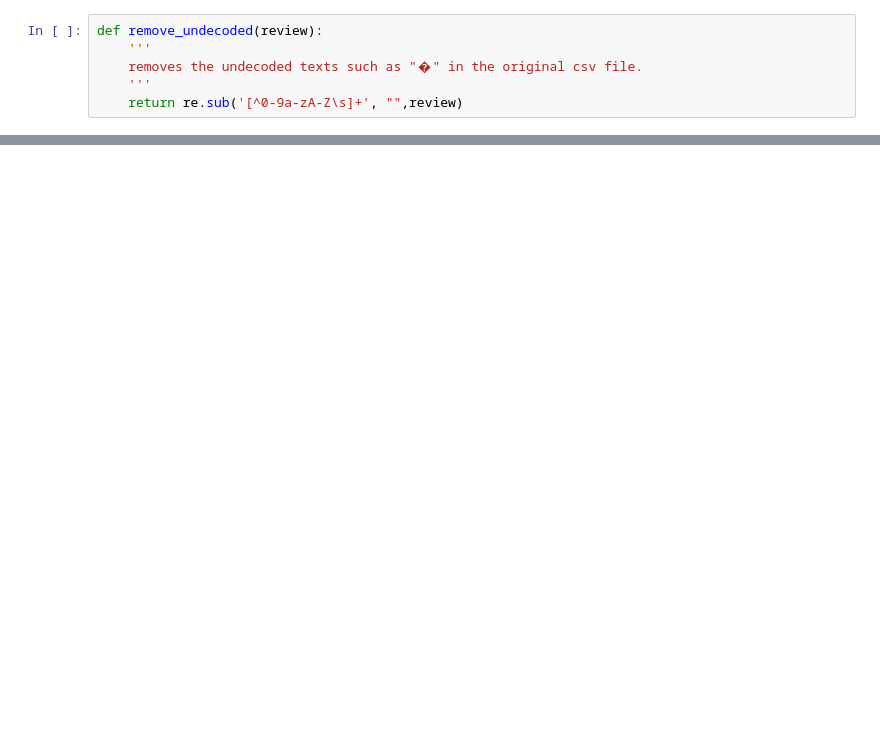
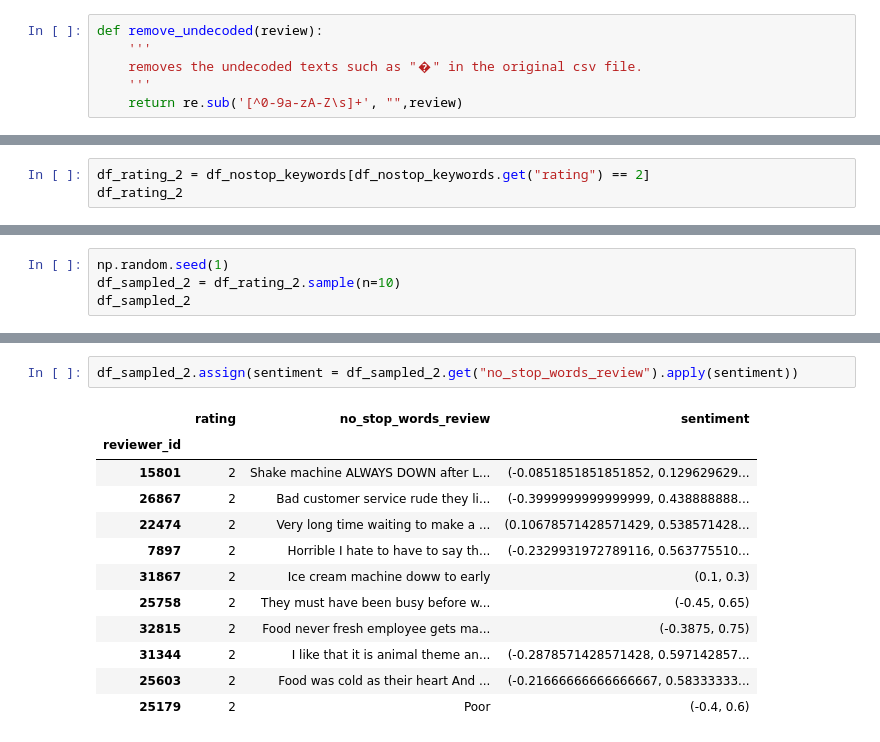
Before and after one commit to niannianwang/Applying-BERT-in-predicting-customer-review-rating-for-future-labeling, a Jupyter notebook: notebook.ipynb, the cells around one changed output, grey strips where cells are left out. Saved outputs shown, nothing was run; the diff lists cells and outputs as text; blank space fills up the shorter version.

```diff
--- a/notebook.ipynb
+++ b/notebook.ipynb
@@ -124,0 +202,3 @@ df_nostop_keywords.to_csv("review_without_stop_words", encoding = "latin-1") #Ex
+# %%
+df_rating_2 = df_nostop_keywords[df_nostop_keywords.get("rating") == 2]
+df_rating_2
@@ -124,0 +220,4 @@ df_nostop_keywords.to_csv("review_without_stop_words", encoding = "latin-1") #Ex
+# %%
+np.random.seed(1)
+df_sampled_2 = df_rating_2.sample(n=10)
+df_sampled_2
@@ -124,0 +237,15 @@ df_nostop_keywords.to_csv("review_without_stop_words", encoding = "latin-1") #Ex
+# %%
+df_sampled_2.assign(sentiment = df_sampled_2.get("no_stop_words_review").apply(sentiment))
+# %% [output]
+|  | rating | no_stop_words_review | sentiment |
+| reviewer_id |  |  |  |
+| 15801 | 2 | Shake machine ALWAYS DOWN after L... | (-0.0851851851851852, 0.129629629... |
+| 26867 | 2 | Bad customer service rude they li... | (-0.3999999999999999, 0.438888888... |
+| 22474 | 2 | Very long time waiting to make a ... | (0.10678571428571429, 0.538571428... |
+| 7897 | 2 | Horrible I hate to have to say th... | (-0.2329931972789116, 0.563775510... |
+| 31867 | 2 | Ice cream machine doww to early | (0.1, 0.3) |
+| 25758 | 2 | They must have been busy before w... | (-0.45, 0.65) |
+| 32815 | 2 | Food never fresh employee gets ma... | (-0.3875, 0.75) |
+| 31344 | 2 | I like that it is animal theme an... | (-0.2878571428571428, 0.597142857... |
+| 25603 | 2 | Food was cold as their heart And ... | (-0.21666666666666667, 0.58333333... |
+| 25179 | 2 | Poor | (-0.4, 0.6) |
```
Also changed, not shown: parts of 11 cells of this notebook, 1 other file.
